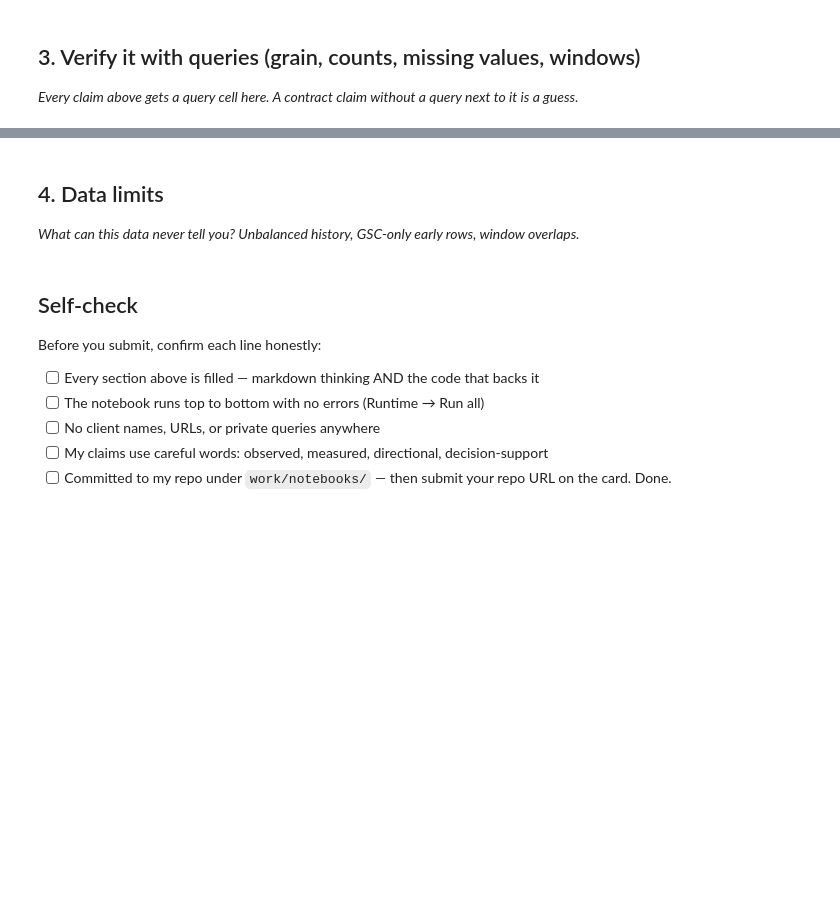
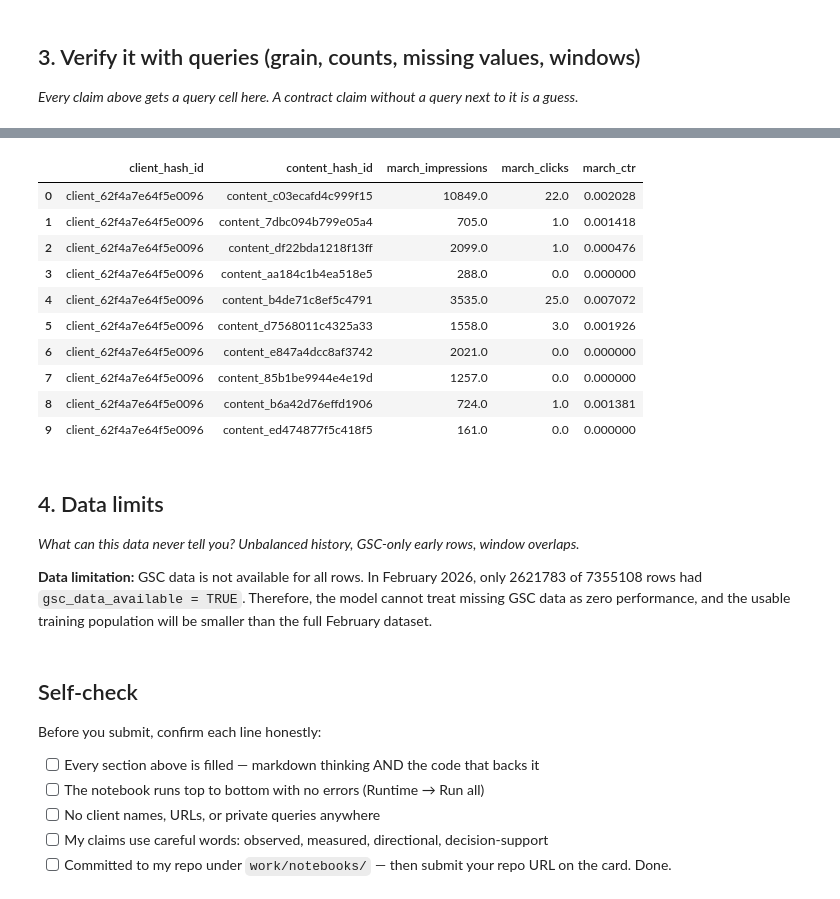
Before and after one commit to AliMahmoud67/FlyRank_Starter, a Jupyter notebook: work/notebooks/w03_data_contract.ipynb, the cells around one changed output, grey strips where cells are left out. Cells and saved outputs as stored; diff of their text form; code cells hidden in the pictures; blank space fills up the shorter version.

```diff
--- a/work/notebooks/w03_data_contract.ipynb
+++ b/work/notebooks/w03_data_contract.ipynb
@@ -22,0 +19,24 @@ This skeleton is yours to fill. Work the sections **in order** — each one has
+# %%
+import os
+import duckdb
+from google.colab import userdata
+
+HF_TOKEN = userdata.get("HF_TOKEN")
+
+con = duckdb.connect()
+con.execute("SET enable_progress_bar = false")
+
+con.execute(
+    f"CREATE OR REPLACE SECRET hf "
+    f"(TYPE huggingface, TOKEN '{HF_TOKEN}')"
+)
+
+REL = "hf://datasets/FlyRank/internship-warehouse"
+FACT = f"{REL}/fact_content_daily_performance"
+
+FEB = f"read_parquet('{FACT}/month=2026-02/*.parquet')"
+MAR = f"read_parquet('{FACT}/month=2026-03/*.parquet')"
+
+print("Connected to FlyRank warehouse.")
+print("Feature window: February 2026")
+print("Outcome window: March 2026")
@@ -30,7 +195,37 @@ This skeleton is yours to fill. Work the sections **in order** — each one has
+# %%
+mar_outcomes = con.execute(f"""
+    SELECT
+        client_hash_id,
+        content_hash_id,
+        SUM(gsc_impressions) AS march_impressions,
+        SUM(gsc_clicks) AS march_clicks,
+        SUM(gsc_clicks) / NULLIF(SUM(gsc_impressions), 0) AS march_ctr
+    FROM {MAR}
+    WHERE gsc_data_available IS TRUE
+    GROUP BY client_hash_id, content_hash_id
+    HAVING SUM(gsc_impressions) >= 100
+    LIMIT 10
+""").df()
+
+mar_outcomes
+# %% [output]
+|  | client_hash_id | content_hash_id | march_impressions | march_clicks | march_ctr |
+| 0 | client_62f4a7e64f5e0096 | content_c03ecafd4c999f15 | 10849.0 | 22.0 | 0.002028 |
+| 1 | client_62f4a7e64f5e0096 | content_7dbc094b799e05a4 | 705.0 | 1.0 | 0.001418 |
+| 2 | client_62f4a7e64f5e0096 | content_df22bda1218f13ff | 2099.0 | 1.0 | 0.000476 |
+| 3 | client_62f4a7e64f5e0096 | content_aa184c1b4ea518e5 | 288.0 | 0.0 | 0.000000 |
+| 4 | client_62f4a7e64f5e0096 | content_b4de71c8ef5c4791 | 3535.0 | 25.0 | 0.007072 |
+| 5 | client_62f4a7e64f5e0096 | content_d7568011c4325a33 | 1558.0 | 3.0 | 0.001926 |
+| 6 | client_62f4a7e64f5e0096 | content_e847a4dcc8af3742 | 2021.0 | 0.0 | 0.000000 |
+| 7 | client_62f4a7e64f5e0096 | content_85b1be9944e4e19d | 1257.0 | 0.0 | 0.000000 |
+| 8 | client_62f4a7e64f5e0096 | content_b6a42d76effd1906 | 724.0 | 1.0 | 0.001381 |
+| 9 | client_62f4a7e64f5e0096 | content_ed474877f5c418f5 | 161.0 | 0.0 | 0.000000 |
 # %% [markdown]
 ## 4. Data limits
 
 *What can this data never tell you? Unbalanced history, GSC-only early rows, window overlaps.*
+
+**Data limitation:** GSC data is not available for all rows. In February 2026, only 2621783 of 7355108 rows had `gsc_data_available = TRUE`. Therefore, the model cannot treat missing GSC data as zero performance, and the usable training population will be smaller than the full February dataset.
 # %%
 # This cell is for CODE (numbers, a query, a check).
 # Write your text answer in the cell ABOVE this one — typing sentences here breaks Run All.
```
Also changed, not shown: parts of 13 cells of this notebook.
